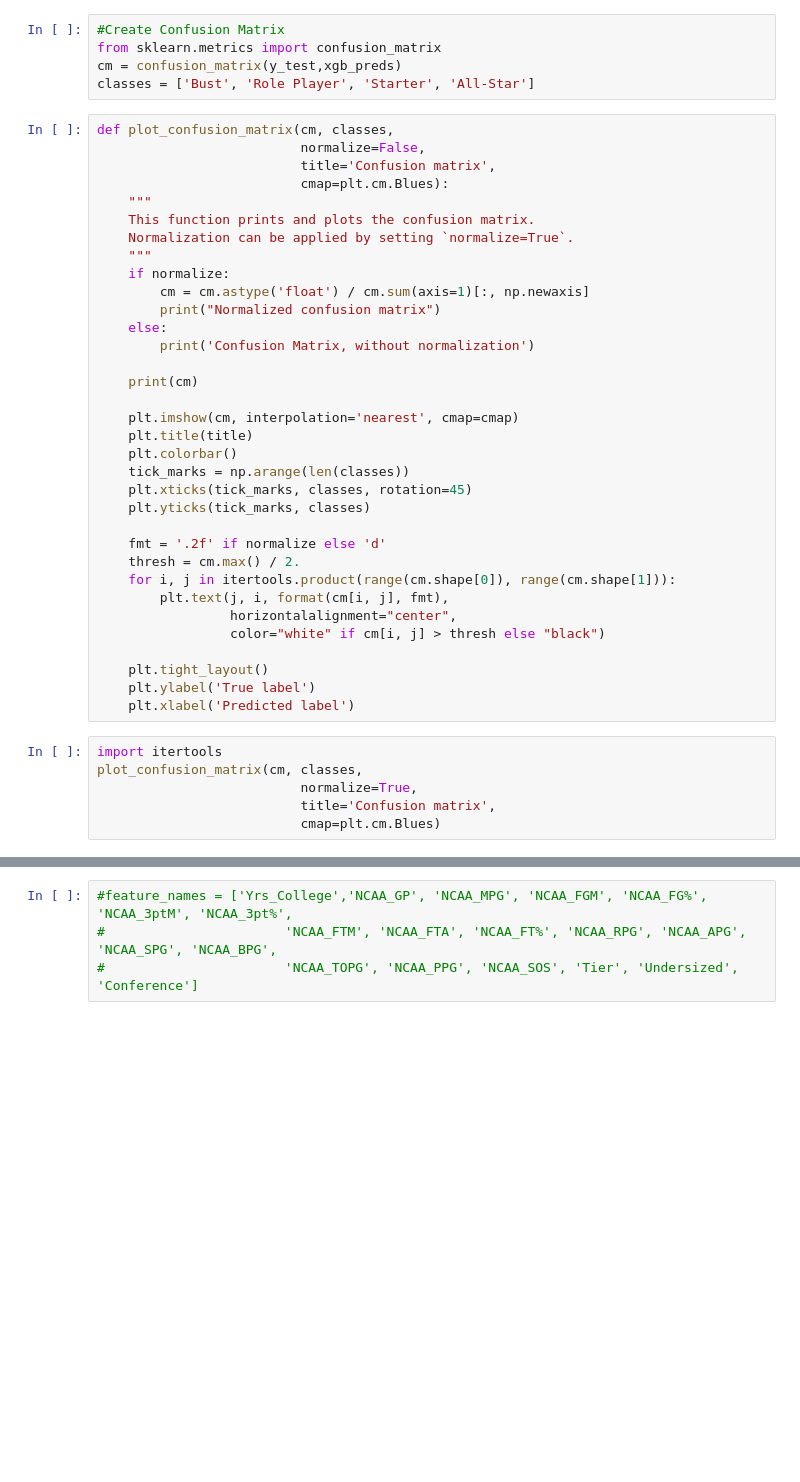
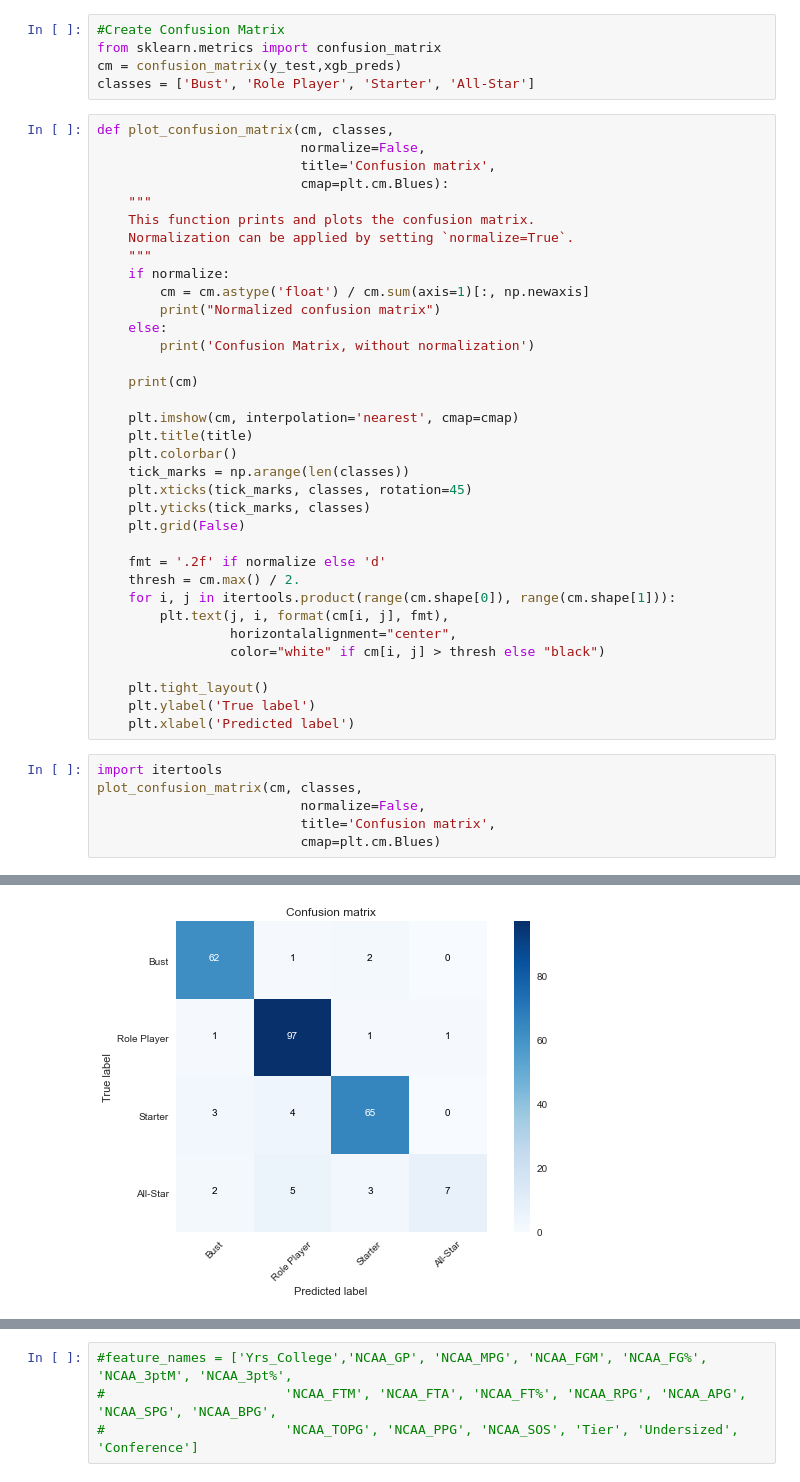
Before and after one commit to KenHoffman95/Mod-5-Capstone-Project, a Jupyter notebook: Data Cleaning, EDA and Modeling.ipynb, the cells around one changed output, grey strips where cells are left out. Drawn from its saved outputs; the diff is of its cells as text; blank space fills up the shorter version.

```diff
--- a/Data Cleaning, EDA and Modeling.ipynb
+++ b/Data Cleaning, EDA and Modeling.ipynb
@@ -1129,6 +1266,7 @@ def plot_confusion_matrix(cm, classes,
     tick_marks = np.arange(len(classes))
     plt.xticks(tick_marks, classes, rotation=45)
     plt.yticks(tick_marks, classes)
+    plt.grid(False)
 
     fmt = '.2f' if normalize else 'd'
     thresh = cm.max() / 2.
@@ -1143,6 +1281,7 @@ def plot_confusion_matrix(cm, classes,
 # %%
 import itertools
 plot_confusion_matrix(cm, classes,
-                          normalize=True,
+                          normalize=False,
                           title='Confusion matrix',
                           cmap=plt.cm.Blues)
+# %% [output]
@@ -1149,2 +1293,3 @@ plot_confusion_matrix(cm, classes,
+[figure, added]
 # %%
 grid_clf.best_estimator_.feature_importances_
```
Also changed, not shown: parts of 45 cells of this notebook.
